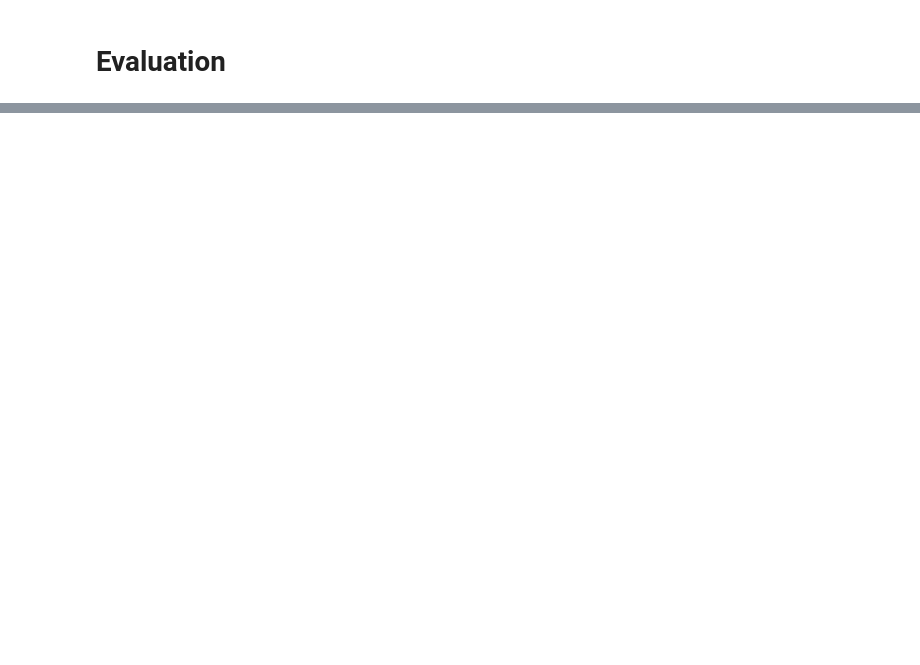
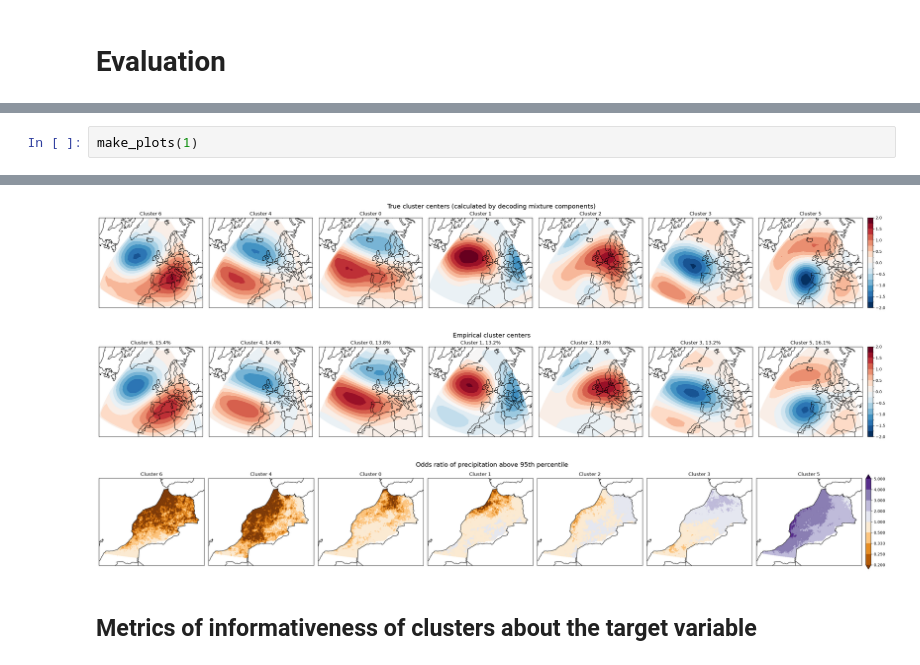
Before and after one commit to EmmaScharfmann/CodeForEarth, a Jupyter notebook: experiments/cmmvae.ipynb, the cells around one changed output, grey strips where cells are left out. Saved outputs shown, nothing was run; the diff lists cells and outputs as text; blank space fills up the shorter version.

```diff
--- a/experiments/cmmvae.ipynb
+++ b/experiments/cmmvae.ipynb
@@ -207,0 +187,3 @@ decoded = vae.decode(z=encoded["latent"]["z"] , batch_size=batch_size)
+# %%
+make_plots(1)
+# %% [output]
@@ -207,0 +193,5 @@ decoded = vae.decode(z=encoded["latent"]["z"] , batch_size=batch_size)
+[figure, added]
+[figure, added]
+[figure, added]
+# %% [markdown]
+## Metrics of informativeness of clusters about the target variable
```
Also changed, not shown: parts of 20 cells of this notebook, 6 other files.
